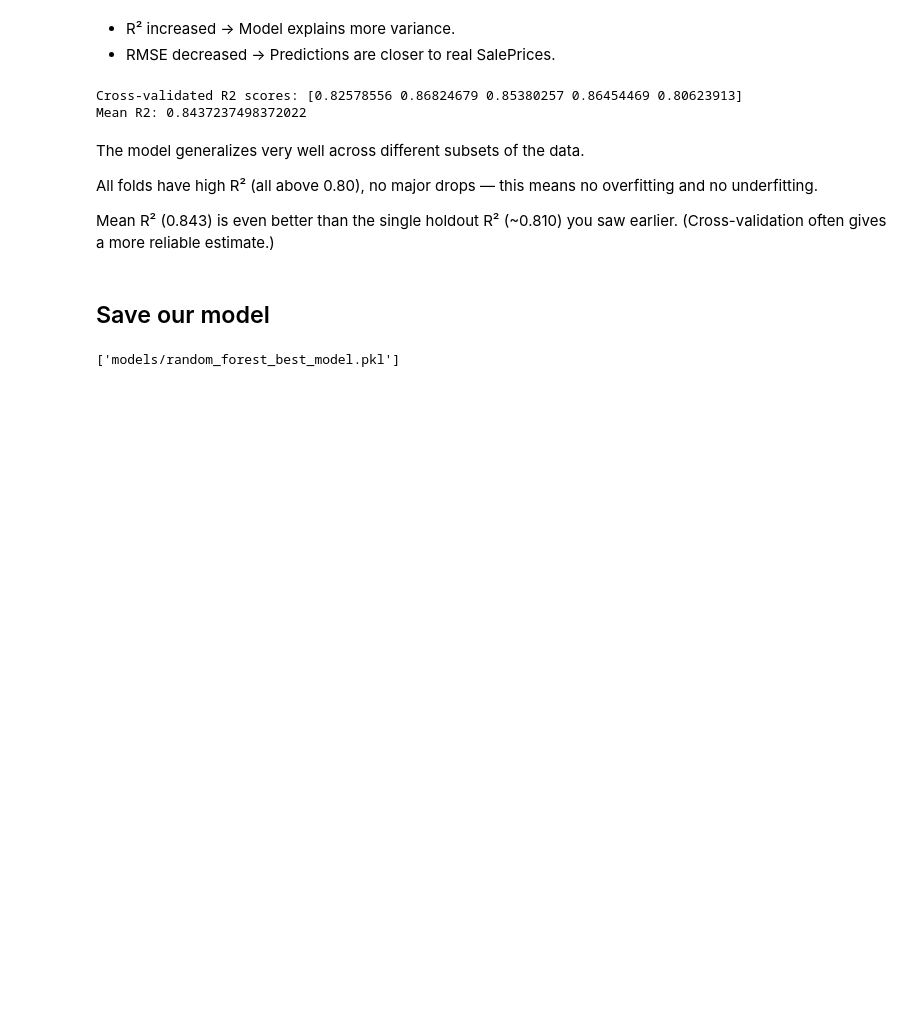
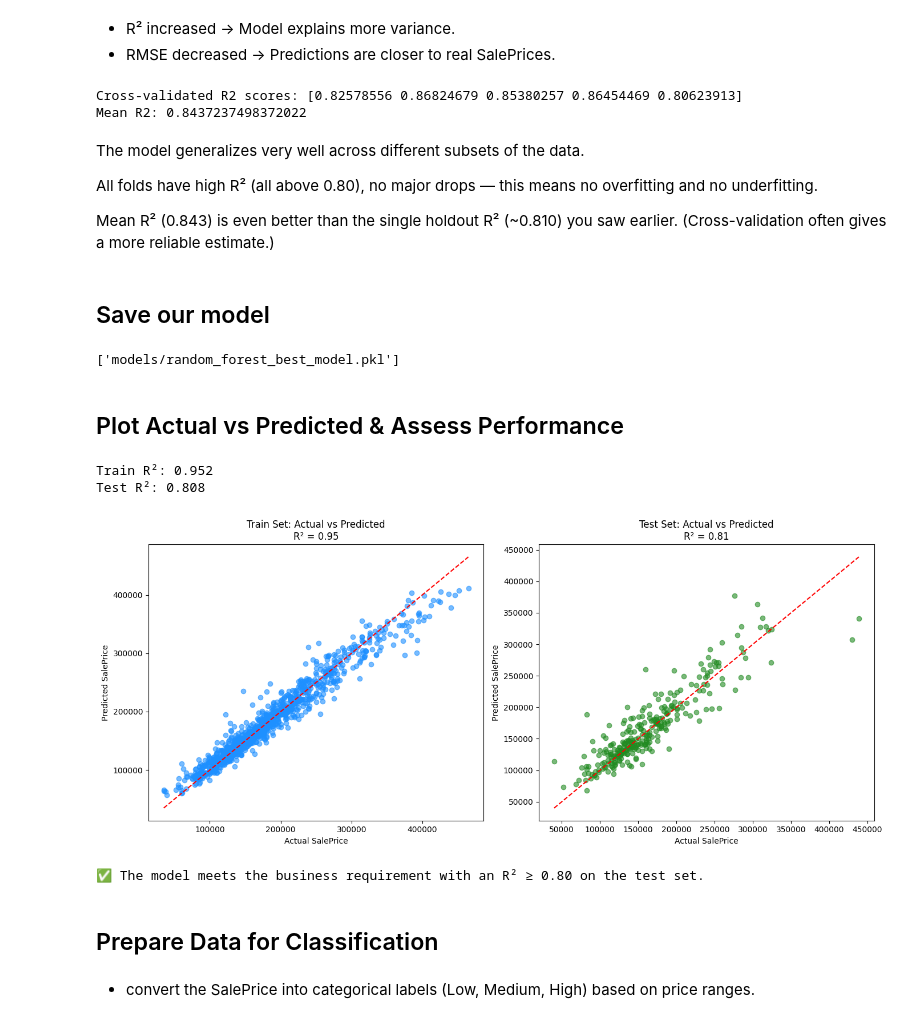
Before and after one commit to Naviid24/pp5-house-price-prediction, a Jupyter notebook: notebooks/data_processing.ipynb, the cells around one changed output. Drawn from its saved outputs; the diff is of its cells as text; code cells hidden in the pictures; blank space fills up the shorter version.

Commit message:
Add actual vs predicted plots for train/test sets

```diff
--- a/notebooks/data_processing.ipynb
+++ b/notebooks/data_processing.ipynb
@@ -197,3 +197,63 @@ import joblib
 joblib.dump(best_rf_model, 'models/random_forest_best_model.pkl')
 # %% [output]
 ['models/random_forest_best_model.pkl']
+# %% [markdown]
+## Plot Actual vs Predicted & Assess Performance
+# %%
+import matplotlib.pyplot as plt
+from sklearn.metrics import r2_score
+import joblib
+
+
+model = joblib.load("models/random_forest_best_model.pkl")
+
+# Prepare features and target
+X = df.drop("SalePrice", axis=1)
+y = df["SalePrice"]
+
+# Split data
+X_train, X_test, y_train, y_test = train_test_split(X, y, test_size=0.2, random_state=42)
+
+# Predictions
+y_train_pred = model.predict(X_train)
+y_test_pred = model.predict(X_test)
+
+# R² scores
+r2_train = r2_score(y_train, y_train_pred)
+r2_test = r2_score(y_test, y_test_pred)
+
+print(f"Train R²: {r2_train:.3f}")
+print(f"Test R²: {r2_test:.3f}")
+
+# Plotting Actual vs Predicted
+fig, axes = plt.subplots(1, 2, figsize=(14, 6))
+
+axes[0].scatter(y_train, y_train_pred, alpha=0.6, color='dodgerblue')
+axes[0].plot([y_train.min(), y_train.max()], [y_train.min(), y_train.max()], 'r--')
+axes[0].set_title(f"Train Set: Actual vs Predicted\nR² = {r2_train:.2f}")
+axes[0].set_xlabel("Actual SalePrice")
+axes[0].set_ylabel("Predicted SalePrice")
+
+axes[1].scatter(y_test, y_test_pred, alpha=0.6, color='forestgreen')
+axes[1].plot([y_test.min(), y_test.max()], [y_test.min(), y_test.max()], 'r--')
+axes[1].set_title(f"Test Set: Actual vs Predicted\nR² = {r2_test:.2f}")
+axes[1].set_xlabel("Actual SalePrice")
+axes[1].set_ylabel("Predicted SalePrice")
+
+plt.tight_layout()
+plt.show()
+
+# Business requirement comment
+if r2_test >= 0.80:
+    print("\n✅ The model meets the business requirement with an R² ≥ 0.80 on the test set.")
+else:
+    print("\n❌ The model does not meet the business requirement (R² < 0.80 on the test set).")
+# %% [output]
+Train R²: 0.952
+Test R²: 0.808
+[figure, added]
+✅ The model meets the business requirement with an R² ≥ 0.80 on the test set.
+# %% [markdown]
+## Prepare Data for Classification
+# %% [markdown]
+  - convert the SalePrice into categorical labels (Low, Medium, High) based on price ranges.
```
Also changed, not shown: parts of 5 cells of this notebook.
